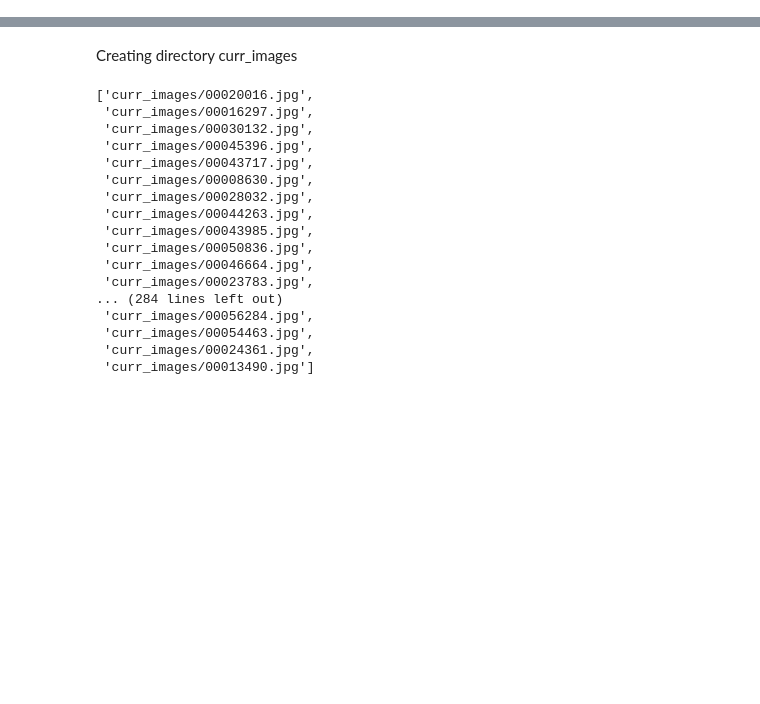
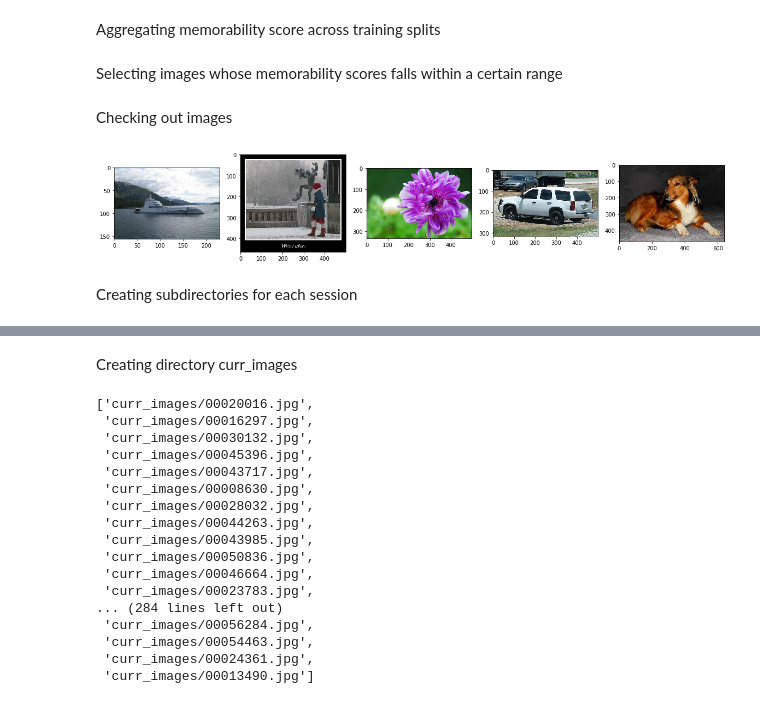
Before and after one commit to aidapiccato/concentration-game-mworks, a Jupyter notebook: setup_nb.ipynb, the cells around one changed output, grey strips where cells are left out. Cells and saved outputs as stored; diff of their text form; code cells hidden in the pictures; blank space fills up the shorter version.

Commit message:
notebook for creating session-level images

```diff
--- a/setup_nb.ipynb
+++ b/setup_nb.ipynb
@@ -10,2 +23,4 @@ from PIL import Image
 # %%
-train_filenames = glob.glob('lamem/splits/train_*')
+image_dirpath = '/Users/apiccato/lamem/images/'
+train_filenames = glob.glob('/Users/apiccato/lamem/splits/train_*')
+print(train_filenames)
@@ -33,0 +29,26 @@ len(glob.glob('v1/*'))
+# %% [markdown]
+Aggregating memorability score across training splits
+# %%
+fn = train_filenames[2]
+a = np.asarray([[x.split(' ')[0], np.float(x.split(' ')[1][:-1])] for x in open(fn).readlines() for fn in train_filenames])
+df = pd.DataFrame(dict(zip(['image_name', 'mem_score'], a.transpose())))
+df['mem_score'] = df['mem_score'].apply(np.float)
+df = df.groupby('image_name').agg(np.mean)
+# %% [markdown]
+Selecting images whose memorability scores falls within a certain range
+# %%
+low_mem, hi_mem = 0.7, 0.75
+valid = df[df.mem_score.between(low_mem, hi_mem)]
+valid.reset_index(inplace=True)
+# %% [markdown]
+Checking out images
+# %%
+n_images = 5
+images = np.random.choice(valid['image_name'], size=5, replace=False)
+f, axs = plt.subplots(1, 5, figsize=(20, 10))
+for i, ax in enumerate(axs):
+    ax.imshow(Image.open(image_dirpath + images[i]))
+# %% [output]
+[figure, added]
+# %% [markdown]
+Creating subdirectories for each session
```
Also changed, not shown: parts of 13 cells of this notebook.
